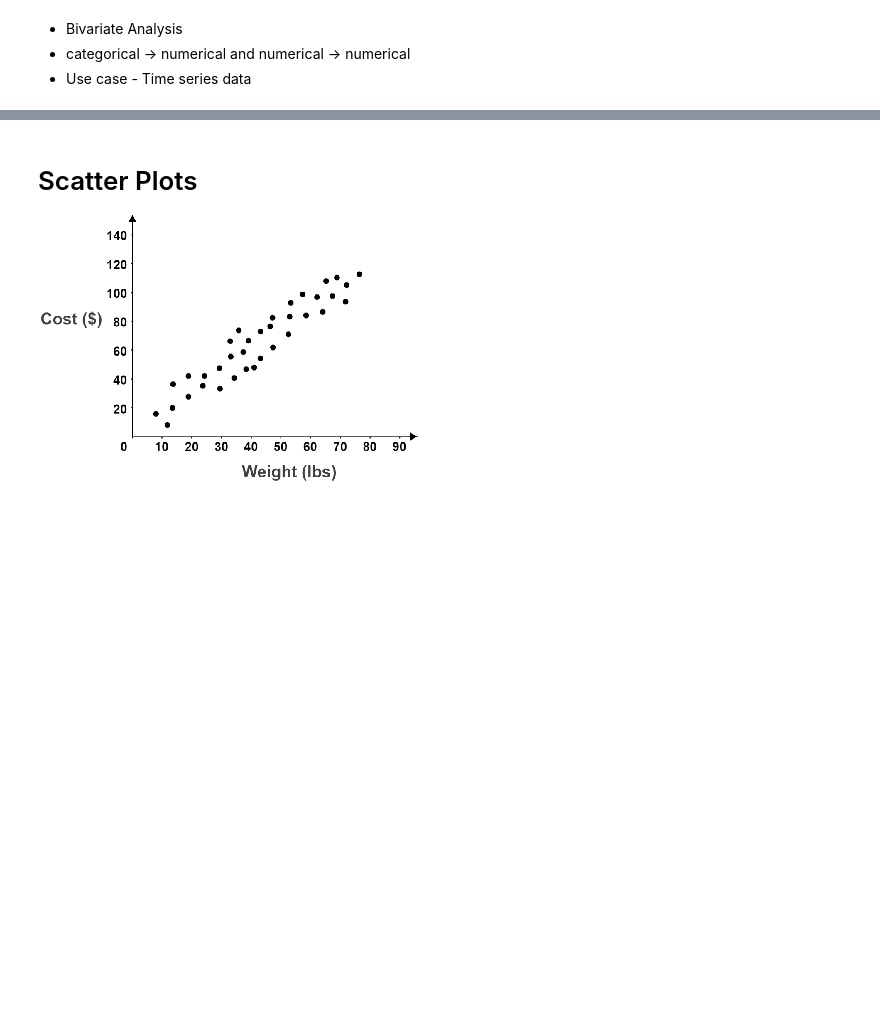
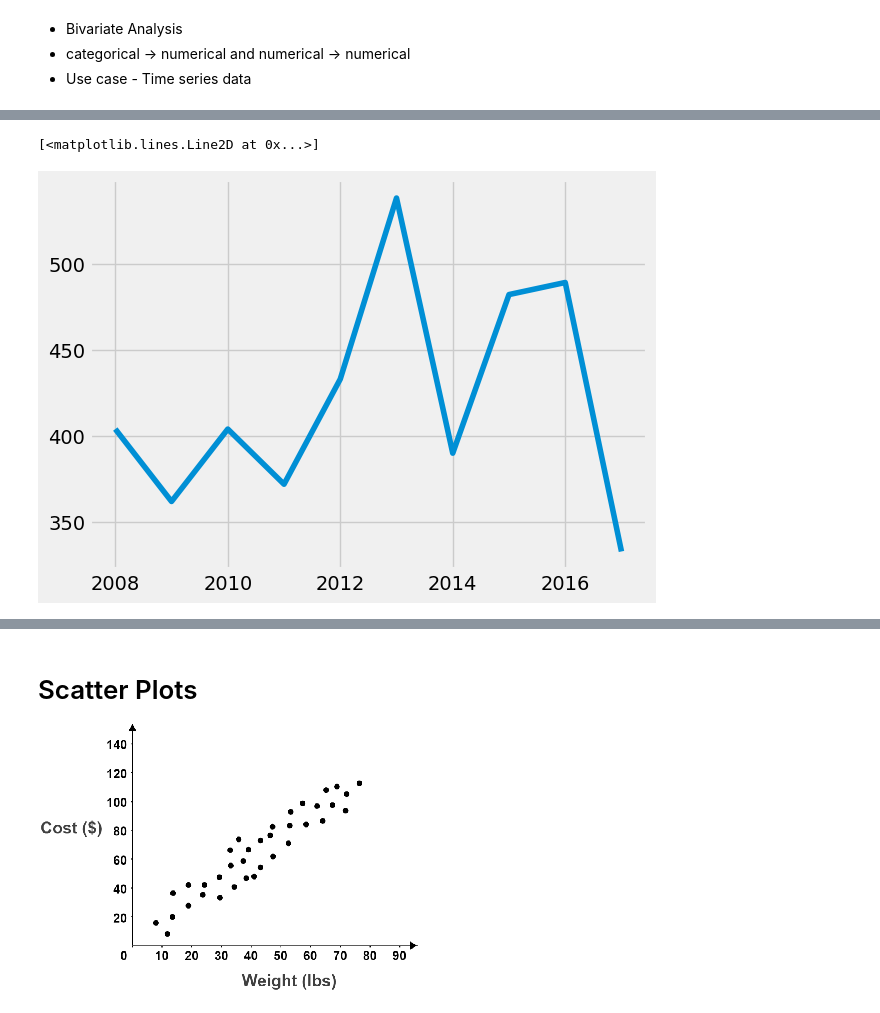
Before and after one commit to Apurba1903/DV_DA, a Jupyter notebook: Week 9 matplotlib.ipynb, the cells around one changed output, grey strips where cells are left out. Drawn from its saved outputs; the diff is of its cells as text; code cells hidden in the pictures; blank space fills up the shorter version.

```diff
--- a/Week 9 matplotlib.ipynb
+++ b/Week 9 matplotlib.ipynb
@@ -33,0 +33,11 @@
+# %%
+# From a Pandas DataFrame
+
+
+batsman = pd.read_csv("C:\\Users\\ACER\\Desktop\\DSMP1\\Datasets\\datasets-session-23\\sharma-kohli.csv")
+batsman
+
+plt.plot(batsman['index'], batsman['RG Sharma'])
+# %% [output]
+[<matplotlib.lines.Line2D at 0x...>]
+[figure, added]
```
Also changed, not shown: parts of 71 cells of this notebook, 1 other file.
